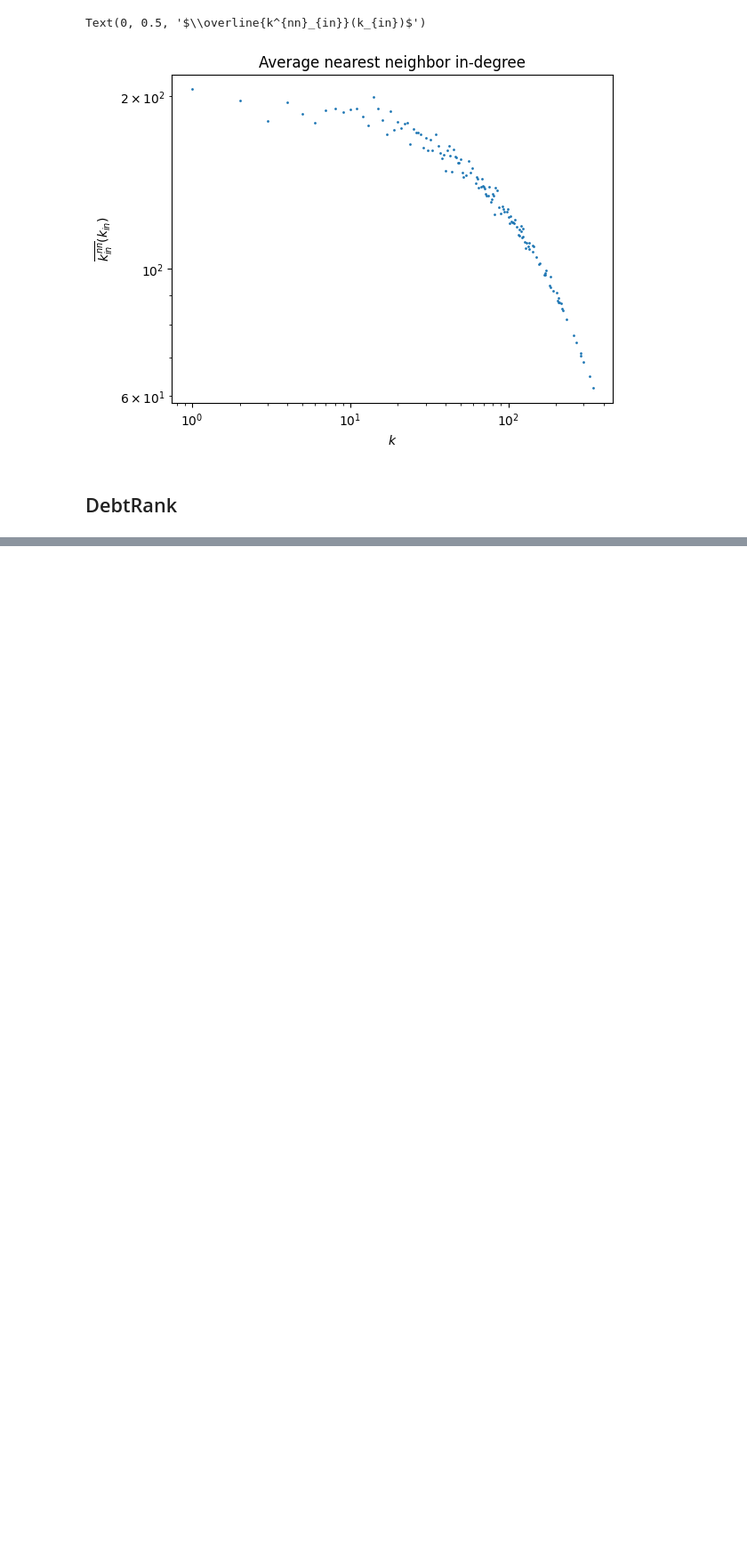
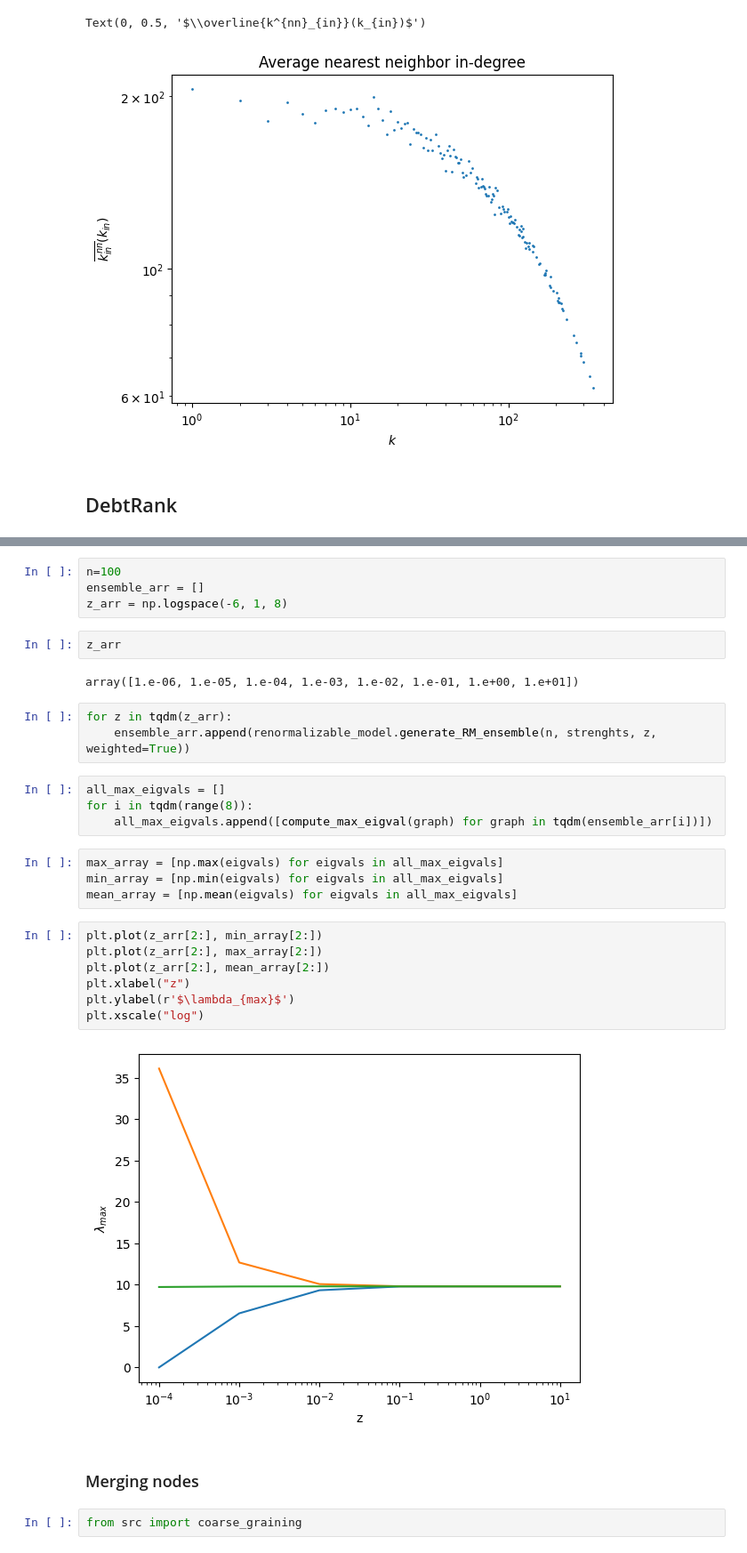
Before and after one commit to DavidDobas/Renormalization-Network-Reconstruction, a Jupyter notebook: Renormalizable model.ipynb, the cells around one changed output, grey strips where cells are left out. Shown at 89% size. Saved outputs shown, nothing was run; the diff lists cells and outputs as text; blank space fills up the shorter version.

```diff
--- a/Renormalizable model.ipynb
+++ b/Renormalizable model.ipynb
@@ -145,0 +157,32 @@ Text(0, 0.5, '$\\overline{k^{nn}_{in}}(k_{in})$')
+# %%
+n=100
+ensemble_arr = []
+z_arr = np.logspace(-6, 1, 8)
+# %%
+z_arr
+# %% [output]
+array([1.e-06, 1.e-05, 1.e-04, 1.e-03, 1.e-02, 1.e-01, 1.e+00, 1.e+01])
+# %%
+for z in tqdm(z_arr):
+    ensemble_arr.append(renormalizable_model.generate_RM_ensemble(n, strenghts, z, weighted=True))
+# %%
+all_max_eigvals = []
+for i in tqdm(range(8)):
+    all_max_eigvals.append([compute_max_eigval(graph) for graph in tqdm(ensemble_arr[i])])
+# %%
+max_array = [np.max(eigvals) for eigvals in all_max_eigvals]
+min_array = [np.min(eigvals) for eigvals in all_max_eigvals]
+mean_array = [np.mean(eigvals) for eigvals in all_max_eigvals]
+# %%
+plt.plot(z_arr[2:], min_array[2:])
+plt.plot(z_arr[2:], max_array[2:])
+plt.plot(z_arr[2:], mean_array[2:])
+plt.xlabel("z")
+plt.ylabel(r'$\lambda_{max}$')
+plt.xscale("log")
+# %% [output]
+[figure, added]
+# %% [markdown]
+### Merging nodes
+# %%
+from src import coarse_graining
```
Also changed, not shown: parts of 30 cells of this notebook, 1 other file.
